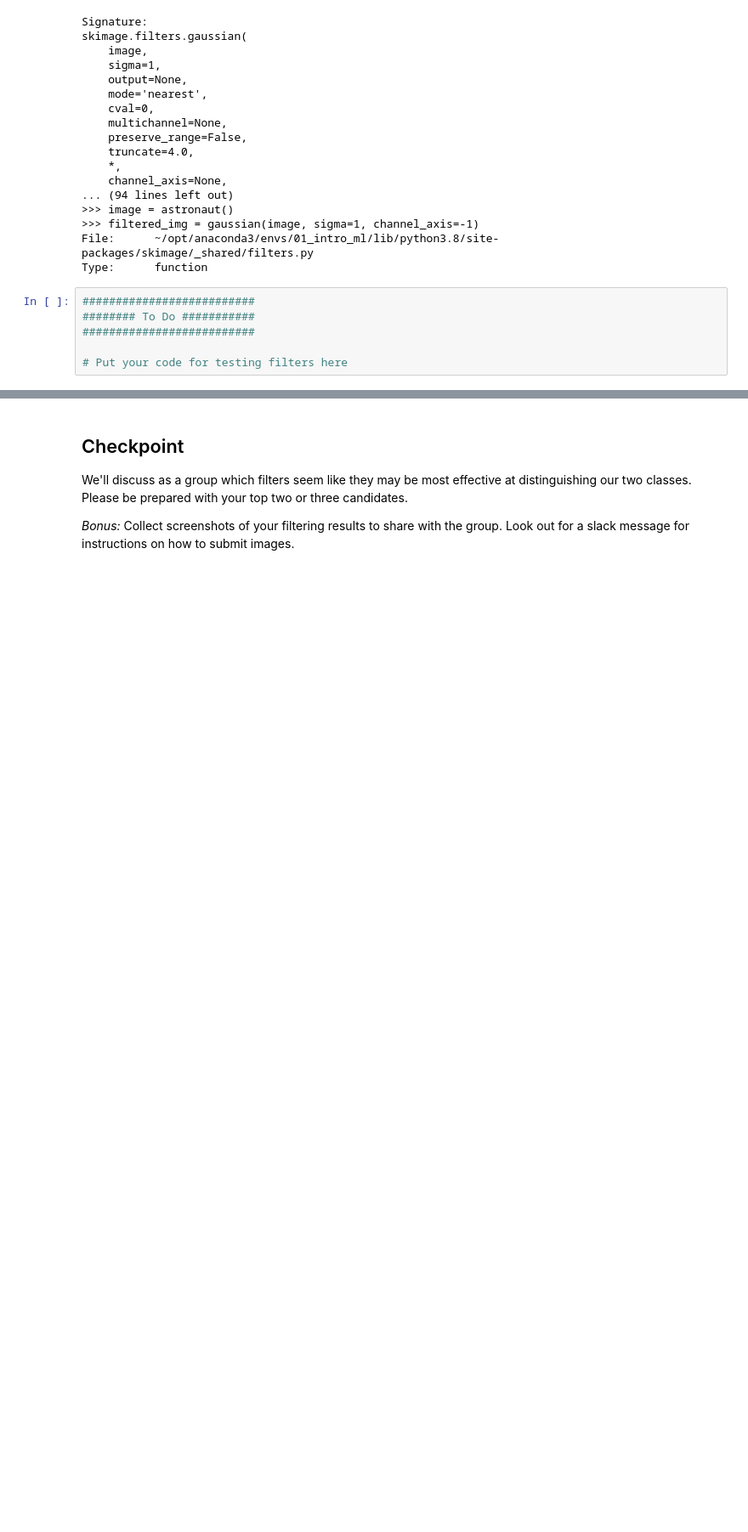
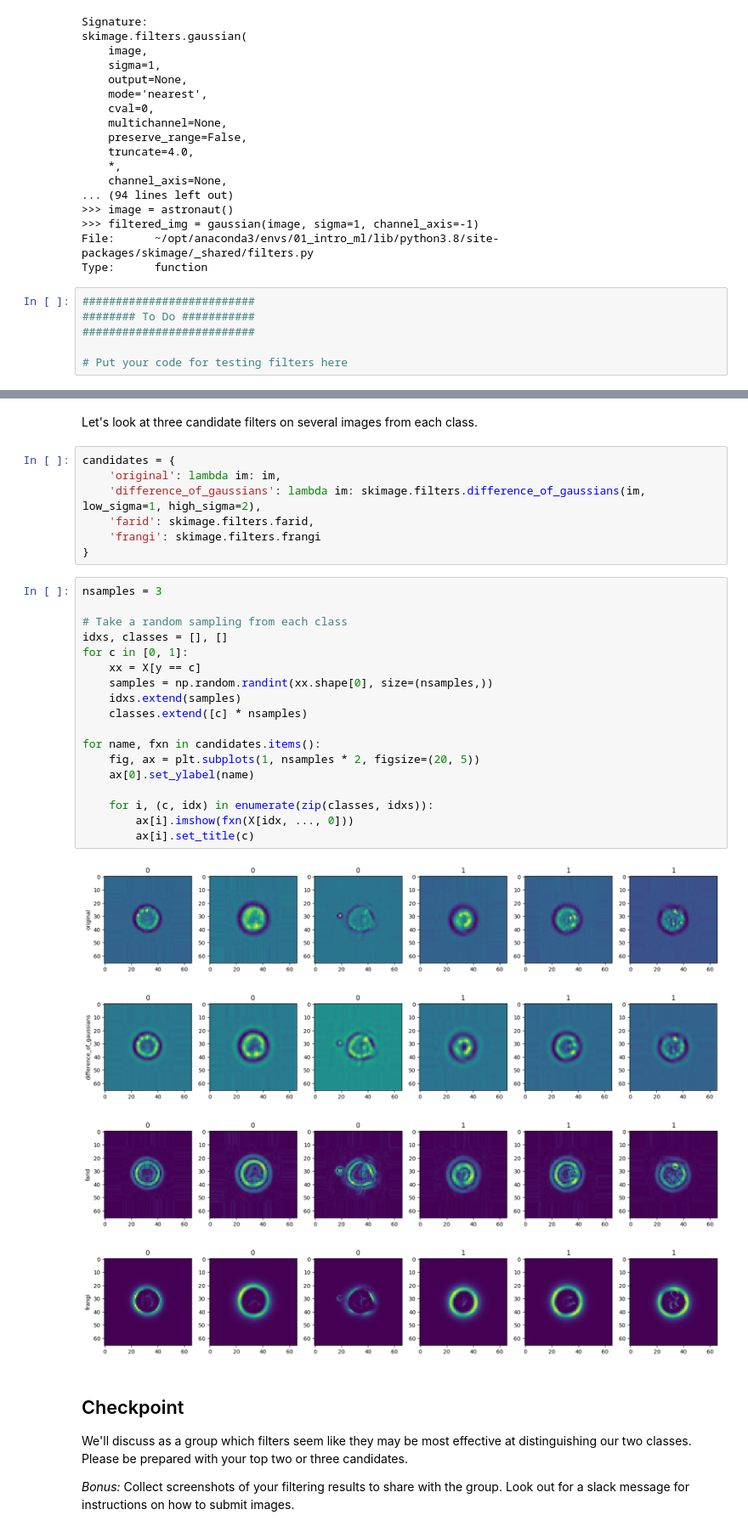
Before and after one commit to dlmbl/intro_ml, a Jupyter notebook: solution-2.ipynb, the cells around one changed output, grey strips where cells are left out. Shown at 85% size. Drawn from its saved outputs; the diff is of its cells as text; blank space fills up the shorter version.

```diff
--- a/solution-2.ipynb
+++ b/solution-2.ipynb
@@ -429,3 +536,35 @@ Type:      function
+# %% [markdown]
+Let's look at three candidate filters on several images from each class.
+# %%
+candidates = {
+    'original': lambda im: im,
+    'difference_of_gaussians': lambda im: skimage.filters.difference_of_gaussians(im, low_sigma=1, high_sigma=2),
+    'farid': skimage.filters.farid,
+    'frangi': skimage.filters.frangi
+}
+# %%
+nsamples = 3
+
+# Take a random sampling from each class
+idxs, classes = [], []
+for c in [0, 1]:
+    xx = X[y == c]
+    samples = np.random.randint(xx.shape[0], size=(nsamples,))
+    idxs.extend(samples)
+    classes.extend([c] * nsamples)
+
+for name, fxn in candidates.items():
+    fig, ax = plt.subplots(1, nsamples * 2, figsize=(20, 5))
+    ax[0].set_ylabel(name)
+
+    for i, (c, idx) in enumerate(zip(classes, idxs)):
+        ax[i].imshow(fxn(X[idx, ..., 0]))
+        ax[i].set_title(c)
+# %% [output]
+[figure, added]
+[figure, added]
+[figure, added]
+[figure, added]
 # %% [markdown]
 ## Checkpoint
 
```
Also changed, not shown: parts of 15 cells of this notebook, 1 other file.
